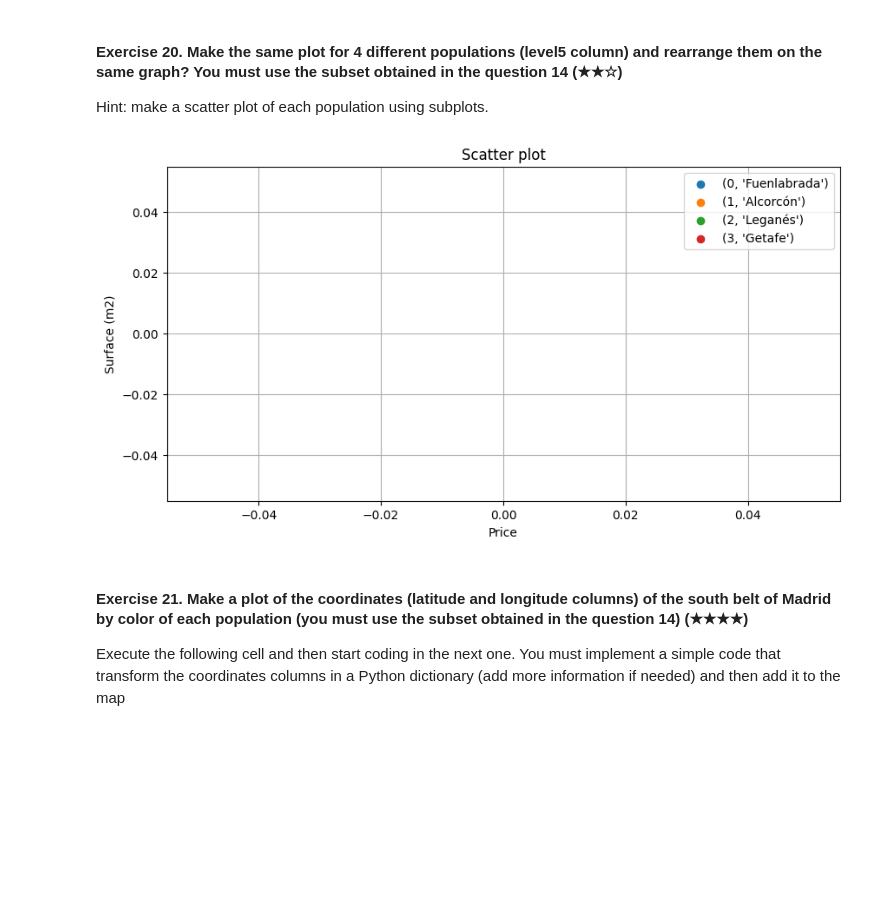
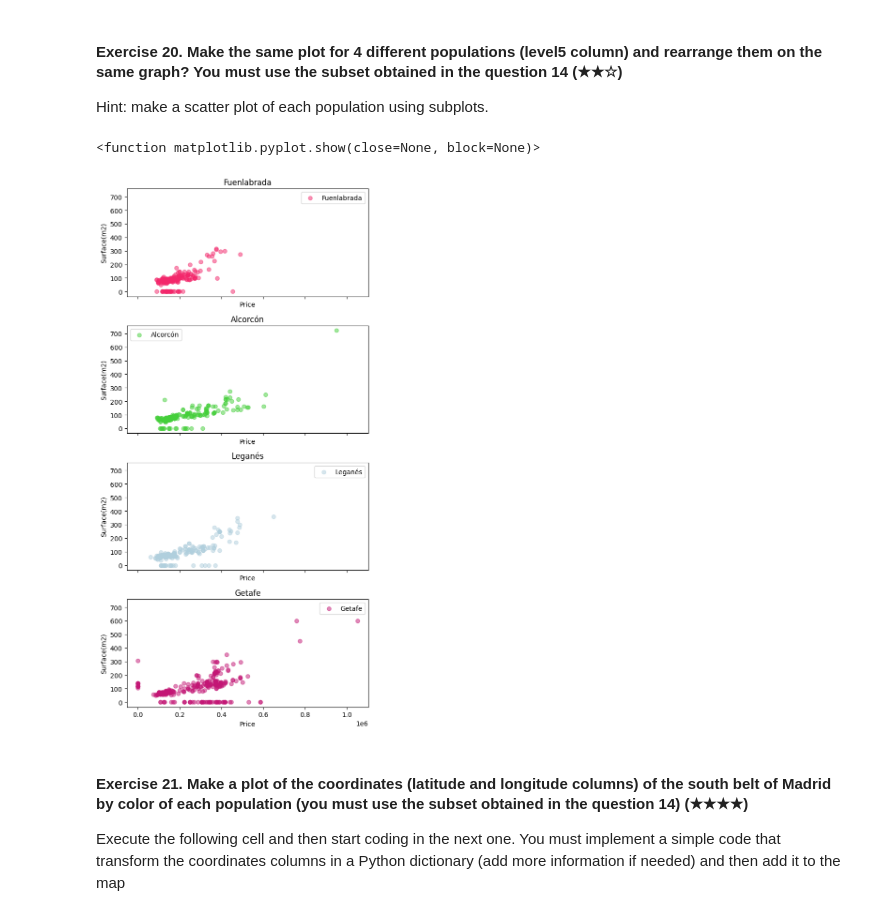
Before and after one commit to Valaery/realestate-datacleanup-exercise, a Jupyter notebook: project.ipynb, the cells around one changed output. Cells and saved outputs as stored; diff of their text form; code cells hidden in the pictures; blank space fills up the shorter version.

```diff
--- a/project.ipynb
+++ b/project.ipynb
@@ -472,25 +440,28 @@ Hint: make a scatter plot of each population using subplots.
 # %%
 import pandas as pd
 import numpy as np
 import matplotlib.pyplot as plt
 
 populations = ds_southbelt_copy['level5'].unique()
 num_populations = len(populations)
 
-plt.figure(figsize=(10,5))
+fig, axes = plt.subplots(num_populations, 1, figsize=(6, 3 * num_populations), sharex=True, sharey=True)
 
-for population in enumerate(populations):
+
+for i, population in enumerate(populations):
     subset = ds_southbelt_copy[ds_southbelt_copy['level5'] == population]
-    plt.scatter(subset['price'], subset['surface'], label = population)
+    ax = axes[i] if num_populations > 1 else axes
+    ax.scatter(subset['price'], subset['surface'], alpha = 0.5, label = population, color=np.random.rand(3,))
+    ax.set_title(f'{population}')
+    ax.set_xlabel('Price')
+    ax.set_ylabel('Surface(m2)')
+    ax.legend()
 
-plt.title("Scatter plot")
-plt.xlabel("Price")
-plt.ylabel("Surface (m2)")
-plt.legend()
-plt.grid(True)
-plt.show()
+plt.tight_layout()
+plt.show
 # %% [output]
+<function matplotlib.pyplot.show(close=None, block=None)>
-[figure, old version]
+[figure, new version]
 # %% [markdown]
 #### Exercise 21. Make a plot of the coordinates (latitude and longitude columns) of the south belt of Madrid by color of each population (you must use the subset obtained in the question 14) (★★★★)
 
```
Also changed, not shown: parts of 5 cells of this notebook.
